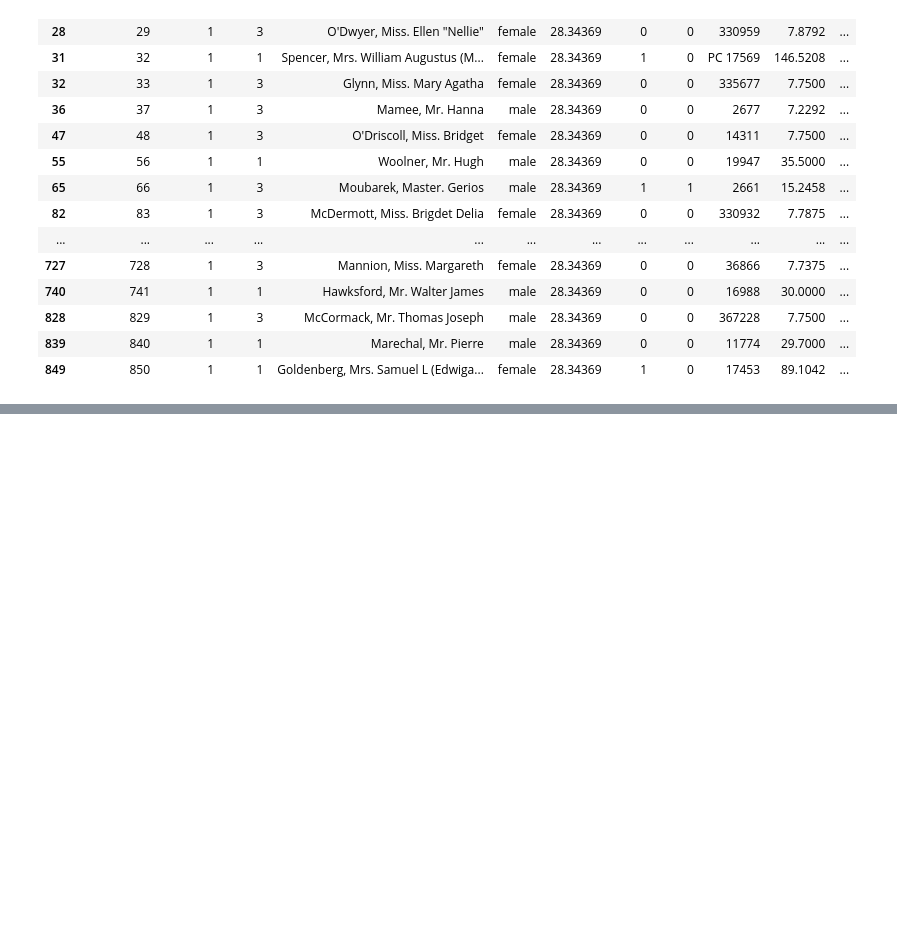
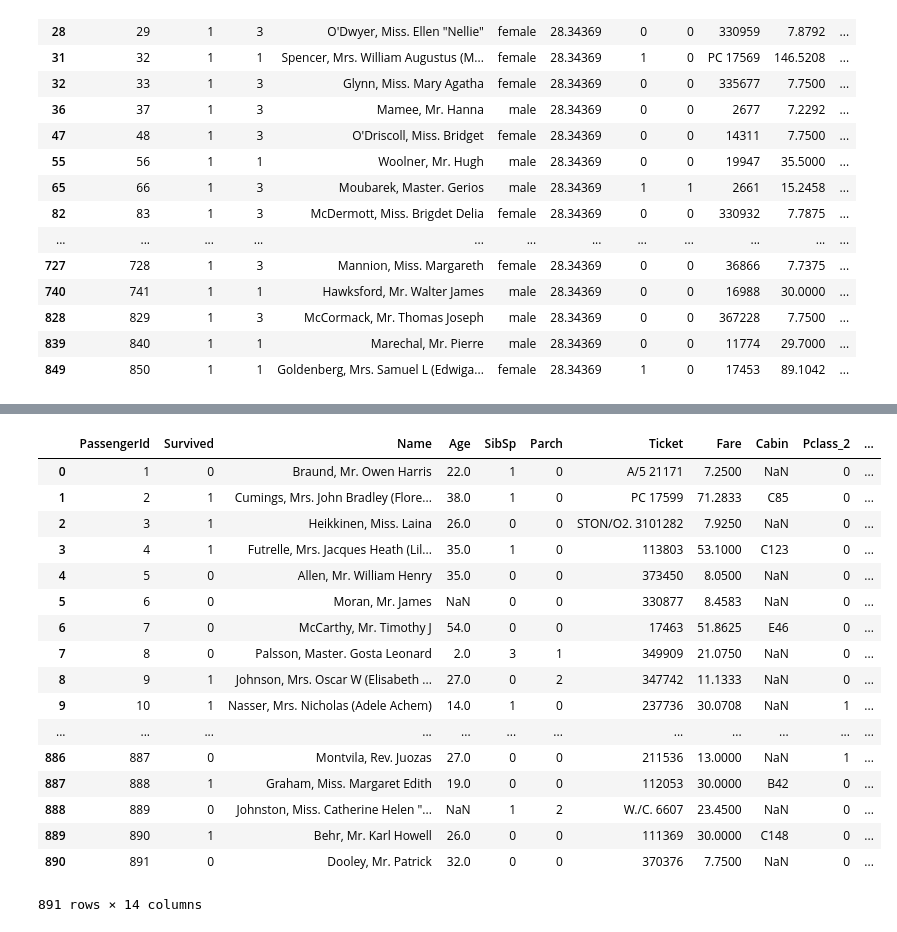
Before and after one commit to JXXA/JXXAGit, a Jupyter notebook: [Pandas] DataFrame 타입의 이해 2.ipynb, the cells around one changed output, grey strips where cells are left out. Drawn from its saved outputs; the diff is of its cells as text; code cells hidden in the pictures; blank space fills up the shorter version.

```diff
--- a/[Pandas] DataFrame 타입의 이해 2.ipynb
+++ b/[Pandas] DataFrame 타입의 이해 2.ipynb
@@ -327,0 +407,31 @@ train_data[train_data['Age'] == 28.343689655172415]
+# %%
+# 범주 레벨로 올렸을 때, 첫번째 카테고리는 사용하지 않음 (일반적으로 True로 함)
+pd.get_dummies(train_data, columns=['Pclass', 'Sex', 'Embarked'], drop_first=True)
+
+########## drop_first 해석 ############
+
+# 아래 데이터와 같이 pclass의 경우, Pcalss_1, Pcalss_2, Pcalss_3 컬럼 생성됨
+# 이때 drop_first 줄 경우, Pcalss_1 가 사라짐
+
+# 그럼 이때, 사라진 Pcalss_1 에 해당하는걸 찾으려면?
+# Pclass_2, Pclass_3이 둘다 0일 경우 Pcalss_1에 해당하게 됨!
+# 이렇게 카테고리를 조금이라도 줄여가면서 데이터 유추가 가능!
+# %% [output]
+|  | PassengerId | Survived | Name | Age | SibSp | Parch | Ticket | Fare | Cabin | Pclass_2 | ... |
+| 0 | 1 | 0 | Braund, Mr. Owen Harris | 22.0 | 1 | 0 | A/5 21171 | 7.2500 | NaN | 0 | ... |
+| 1 | 2 | 1 | Cumings, Mrs. John Bradley (Flore... | 38.0 | 1 | 0 | PC 17599 | 71.2833 | C85 | 0 | ... |
+| 2 | 3 | 1 | Heikkinen, Miss. Laina | 26.0 | 0 | 0 | STON/O2. 3101282 | 7.9250 | NaN | 0 | ... |
+| 3 | 4 | 1 | Futrelle, Mrs. Jacques Heath (Lil... | 35.0 | 1 | 0 | 113803 | 53.1000 | C123 | 0 | ... |
+| 4 | 5 | 0 | Allen, Mr. William Henry | 35.0 | 0 | 0 | 373450 | 8.0500 | NaN | 0 | ... |
+| 5 | 6 | 0 | Moran, Mr. James | NaN | 0 | 0 | 330877 | 8.4583 | NaN | 0 | ... |
+| 6 | 7 | 0 | McCarthy, Mr. Timothy J | 54.0 | 0 | 0 | 17463 | 51.8625 | E46 | 0 | ... |
+| 7 | 8 | 0 | Palsson, Master. Gosta Leonard | 2.0 | 3 | 1 | 349909 | 21.0750 | NaN | 0 | ... |
+| 8 | 9 | 1 | Johnson, Mrs. Oscar W (Elisabeth ... | 27.0 | 0 | 2 | 347742 | 11.1333 | NaN | 0 | ... |
+| 9 | 10 | 1 | Nasser, Mrs. Nicholas (Adele Achem) | 14.0 | 1 | 0 | 237736 | 30.0708 | NaN | 1 | ... |
+| ... | ... | ... | ... | ... | ... | ... | ... | ... | ... | ... | ... |
+| 886 | 887 | 0 | Montvila, Rev. Juozas | 27.0 | 0 | 0 | 211536 | 13.0000 | NaN | 1 | ... |
+| 887 | 888 | 1 | Graham, Miss. Margaret Edith | 19.0 | 0 | 0 | 112053 | 30.0000 | B42 | 0 | ... |
+| 888 | 889 | 0 | Johnston, Miss. Catherine Helen "... | NaN | 1 | 2 | W./C. 6607 | 23.4500 | NaN | 0 | ... |
+| 889 | 890 | 1 | Behr, Mr. Karl Howell | 26.0 | 0 | 0 | 111369 | 30.0000 | C148 | 0 | ... |
+| 890 | 891 | 0 | Dooley, Mr. Patrick | 32.0 | 0 | 0 | 370376 | 7.7500 | NaN | 0 | ... |
+891 rows × 14 columns
```
Also changed, not shown: parts of 11 cells of this notebook.
